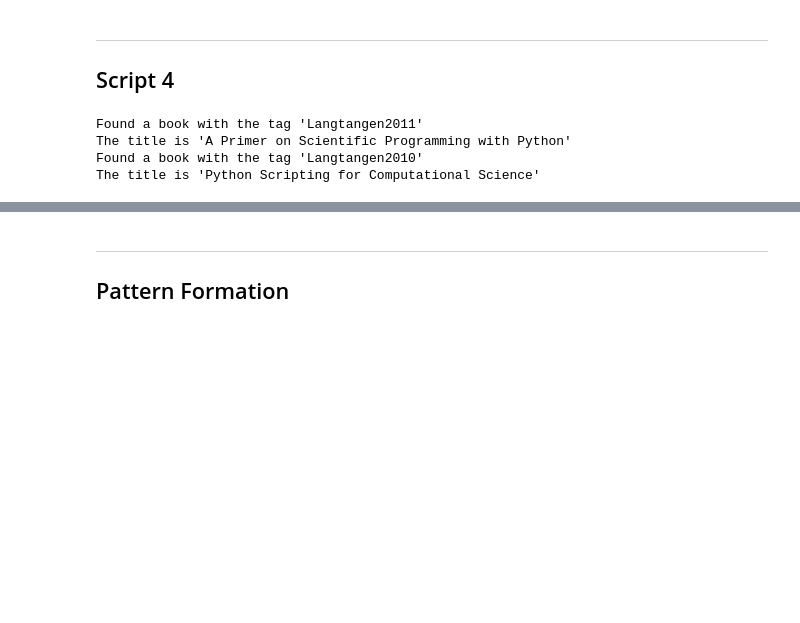
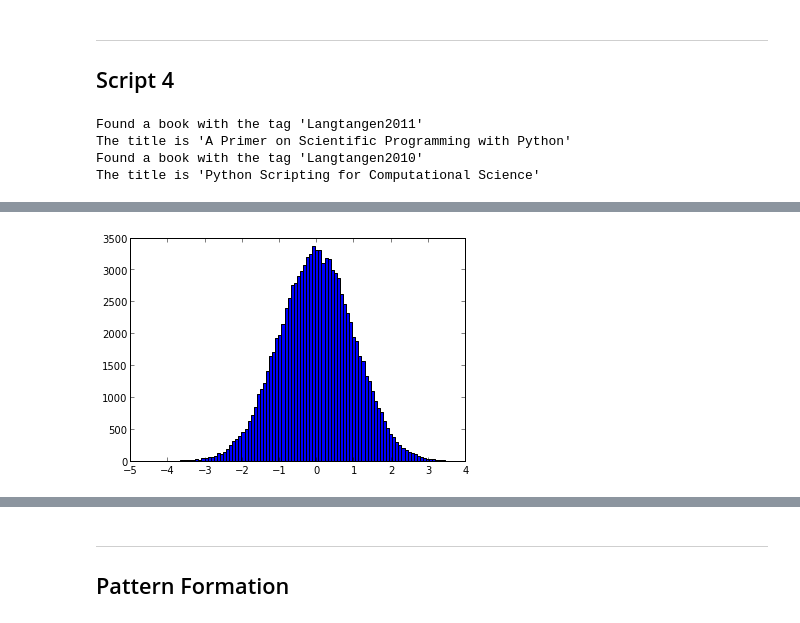
Before and after one commit to pyHPC/pyhpc-tutorial, a Jupyter notebook: 01_Introducing_Python.ipynb, the cells around one changed output, grey strips where cells are left out. Cells and saved outputs as stored; diff of their text form; code cells hidden in the pictures; blank space fills up the shorter version.

```diff
--- a/01_Introducing_Python.ipynb
+++ b/01_Introducing_Python.ipynb
@@ -646,0 +808,4 @@ The title is 'Python Scripting for Computational Science'
+# %%
+_ = hist(random.randn(100000), 100)
+# %% [output]
+[figure, added]
```
Also changed, not shown: parts of 55 cells of this notebook.
